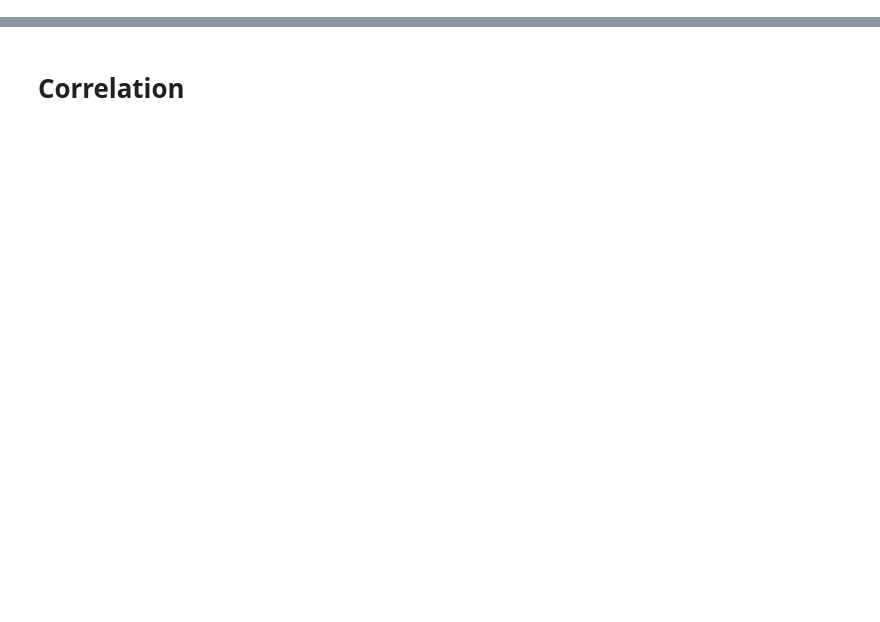
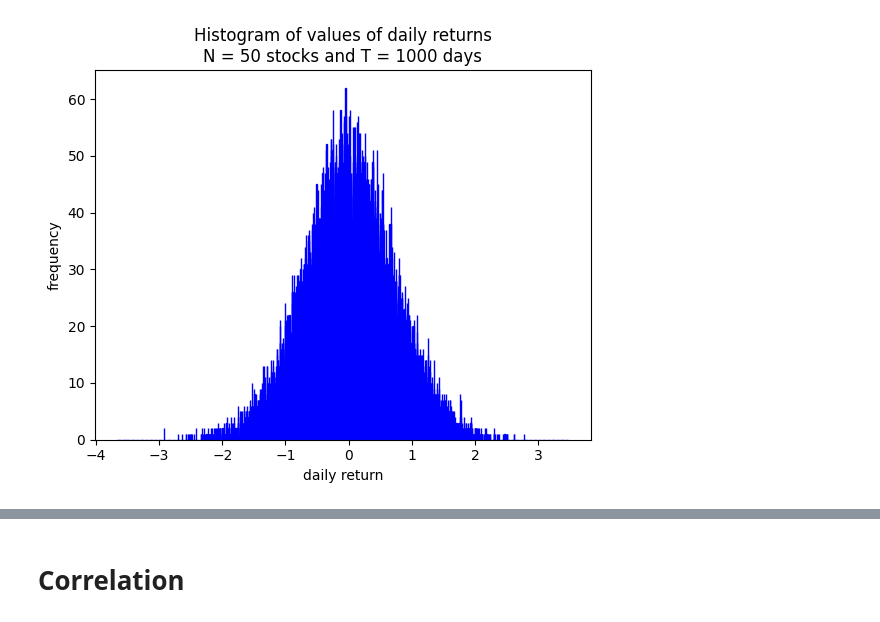
Before and after one commit to tdhadfield/M2R_RMT_FTS, a Jupyter notebook: estimate_correlation_matrix_simple.ipynb, the cells around one changed output, grey strips where cells are left out. Cells and saved outputs as stored; diff of their text form; code cells hidden in the pictures; blank space fills up the shorter version.

```diff
--- a/estimate_correlation_matrix_simple.ipynb
+++ b/estimate_correlation_matrix_simple.ipynb
@@ -13,0 +19,98 @@ import matplotlib.pyplot as plt
+# %%
+
+N = 50 # number of stocks
+T = 1000 # number of days
+
+print("Number of stocks : N = ", N)
+print("Number of days : T = ", T)
+
+real_cov, Q, S, eig_vals = generate_covariance_matrix(N)
+
+if N <= 5:
+    print("real_cov = ", real_cov)
+
+print("operator_norm(real_cov) = ", operator_norm(real_cov))
+print("frobenius_norm(real_cov) = ", frobenius_norm(real_cov))
+print("operator_norm(S) = ", operator_norm(S))
+print("frobenius_norm(S) = ", frobenius_norm(S))
+
+print("basic stats for eig_vals:")
+display_stats(eig_vals)
+
+# N * N identity matrix
+identity_N = np.identity(N)
+
+# check that Q is orthogonal
+print("Sanity check : operator_norm(Q @ Q.T - identity_N) = ", operator_norm(Q @ Q.T - identity_N))
+print("Sanity check : frobenius_norm(Q @ Q.T - identity_N) = ", frobenius_norm(Q @ Q.T - identity_N))
+
+sqrt_eig_vals = this_vec_sqrt(eig_vals)
+sqrt_S = np.diag(sqrt_eig_vals)
+
+# generate a random array of size T * N, with independent N(0,1) entries
+mean = 0
+std_dev = 1
+shape = (T,N)
+Z = np.random.normal(loc=mean, scale=std_dev, size=shape)
+print("Z.shape = ", Z.shape)
+
+# generate the (un-normalised) T * N matrix of random returns
+# column i is the returns to stock i
+R = Z @ sqrt_S @ Q.T
+print("R.shape = ", R.shape)
+
+print("basic stats for daily returns")
+display_stats(R)
+
+this_title = "Histogram of values of daily returns\n"
+this_title += "N = " + str(N) + " stocks and T = " + str(T) + " days"
+plot_histogram(R, x_label = "daily return", y_label = "frequency", hist_title = this_title)
+
+# normalise
+X = (1.0 / math.sqrt(T)) * R
+
+# estimate the covariance matrix
+est_cov = X.T @ X
+print("est_cov.shape = ", est_cov.shape)
+print("operator_norm(est_cov) = ", operator_norm(est_cov))
+print("operator_norm(real_cov) = ", operator_norm(real_cov))
+print("operator_norm(real_cov - est_cov) = ", operator_norm(real_cov - est_cov))
+print("frobenius_norm(est_cov) = ", frobenius_norm(est_cov))
+print("frobenius_norm(real_cov) = ", frobenius_norm(real_cov))
+print("frobenius_norm(real_cov - est_cov) = ", frobenius_norm(real_cov - est_cov))
+
+if N <= 5:
+    print("real_cov = ", real_cov)
+    print("est_cov = ", est_cov)
+
+# aspect ratio
+q = N/T
+print("q = ", q)
+
+# sanity check the claim : (1.0 - q) * Trace(est_cov^{-1}) = Trace(real_cov^{-1})
+real_cov_inv = np.linalg.inv(real_cov)
+trace_real_cov_inv = np.trace(real_cov_inv)
+print("Trace(real_cov^{-1}) = ", trace_real_cov_inv)
+
+est_cov_inv = np.linalg.inv(est_cov)
+rescale_est_cov_inv = (1.0 - q) * est_cov_inv
+trace_est_cov_inv = np.trace(est_cov_inv)
+print("Trace(est_cov^{-1}) = ", trace_est_cov_inv)
+
+print("Sanity check (1.0 - q) * Trace(est_cov^{-1}) = Trace(real_cov^{-1})")
+lhs = (1.0 - q) * trace_est_cov_inv
+rhs = trace_real_cov_inv
+print("(1.0 - q) * Trace(est_cov^{-1}) = ", lhs, ", Trace(real_cov^{-1}) = ", rhs, ", error = ", abs(math.log(lhs/rhs)))
+
+print("operator_norm( (1.0 - q) * est_cov^{-1} ) = ", operator_norm(rescale_est_cov_inv))
+print("operator_norm( real_cov^{-1} ) = ", operator_norm(real_cov_inv))
+print("Sanity check : operator_norm( (1.0 - q) * est_cov^{-1} - real_cov^{-1} ) =", operator_norm(rescale_est_cov_inv - real_cov_inv))
+
+print("frobenius_norm( (1.0 - q) * est_cov^{-1} ) = ", frobenius_norm(rescale_est_cov_inv))
+print("frobenius_norm( real_cov^{-1} ) = ", frobenius_norm(real_cov_inv))
+print("Sanity check : frobenius_norm( (1.0 - q) * est_cov^{-1} - real_cov^{-1} ) =", frobenius_norm(rescale_est_cov_inv - real_cov_inv))
+
+if N <= 5:
+    print("real_cov_inv = ", real_cov_inv)
+    print("est_cov_inv = ", est_cov_inv)
+# %% [output]
@@ -13,0 +134 @@ import matplotlib.pyplot as plt
+[figure, added]
```
Also changed, not shown: parts of 8 cells of this notebook.
